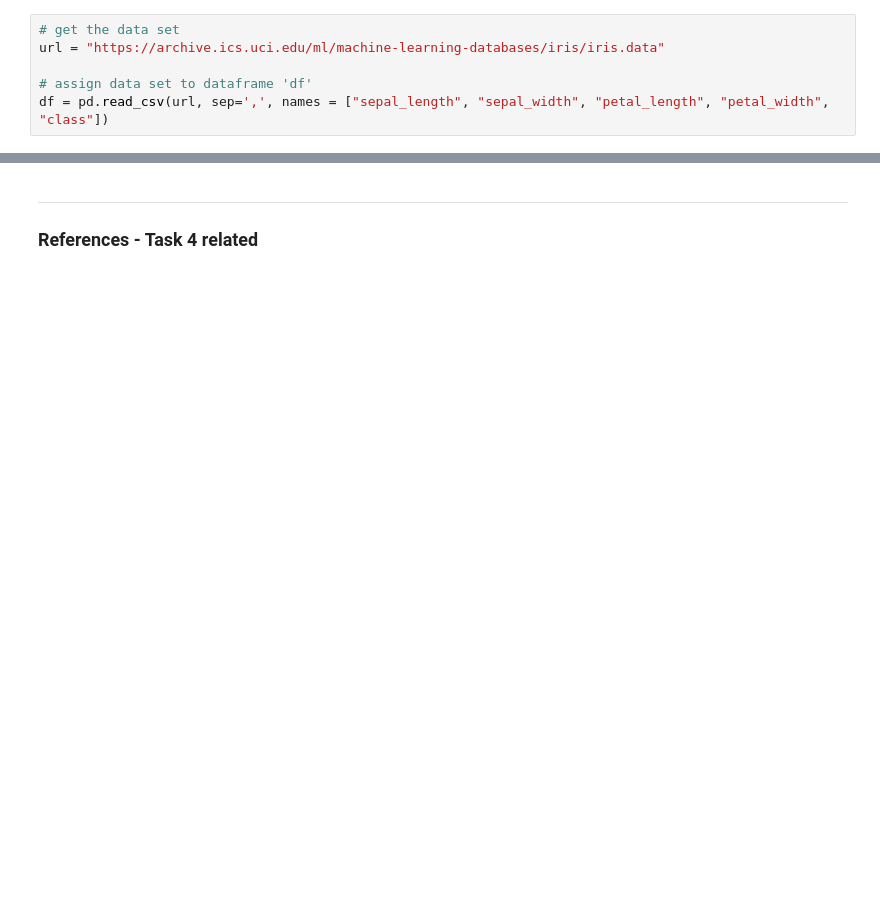
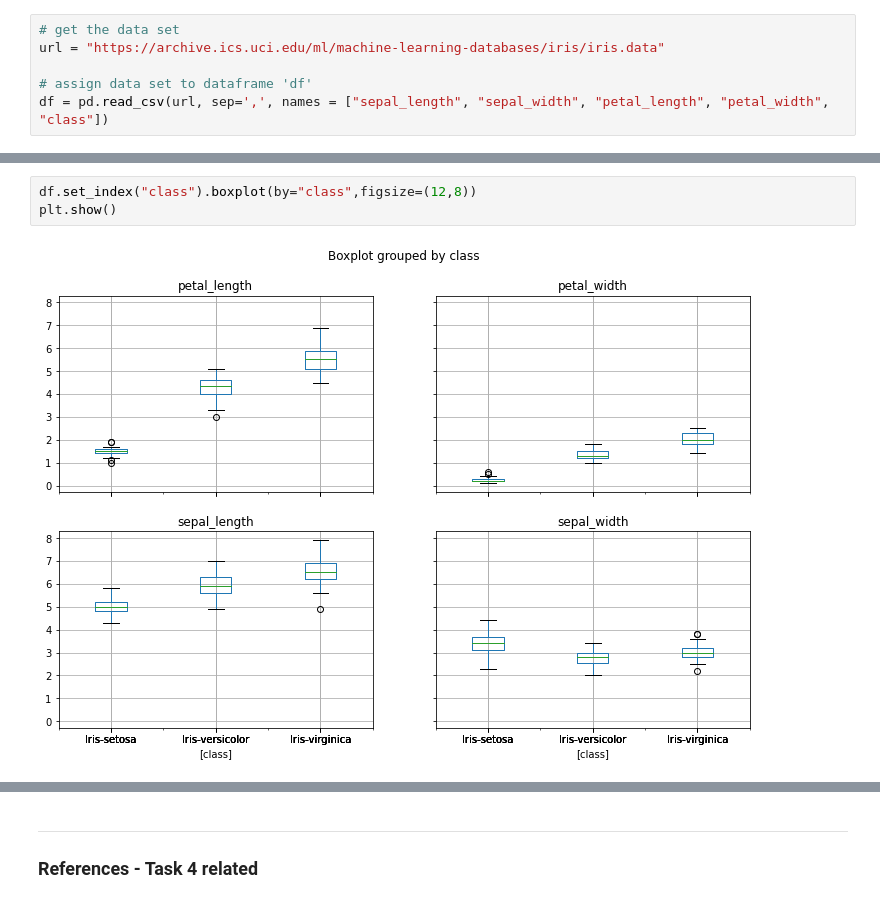
Before and after one commit to andkoc001/Machine-Learning-and-Statistics, a Jupyter notebook: MLaS-Tasks.ipynb, the cells around one changed output, grey strips where cells are left out. Drawn from its saved outputs; the diff is of its cells as text; blank space fills up the shorter version.

```diff
--- a/MLaS-Tasks.ipynb
+++ b/MLaS-Tasks.ipynb
@@ -616,0 +660,5 @@ iris
+# %%
+df.set_index("class").boxplot(by="class",figsize=(12,8))
+plt.show()
+# %% [output]
+[figure, added]
```
Also changed, not shown: parts of 22 cells of this notebook.
